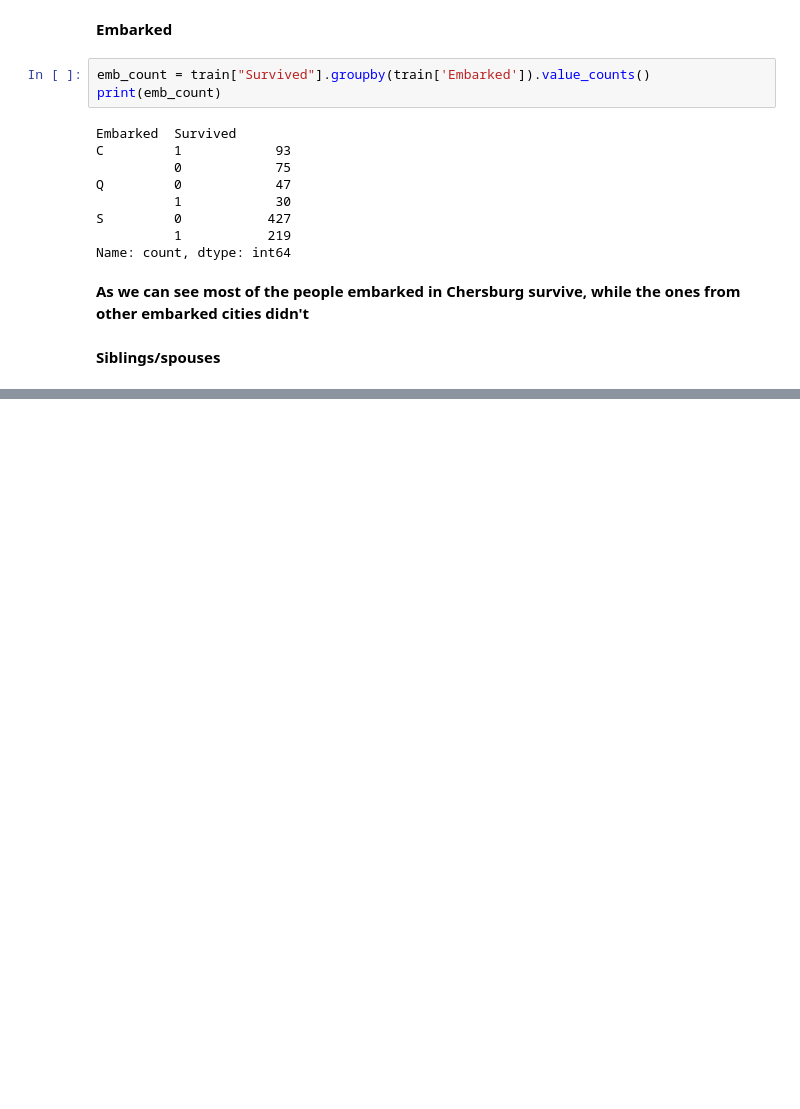
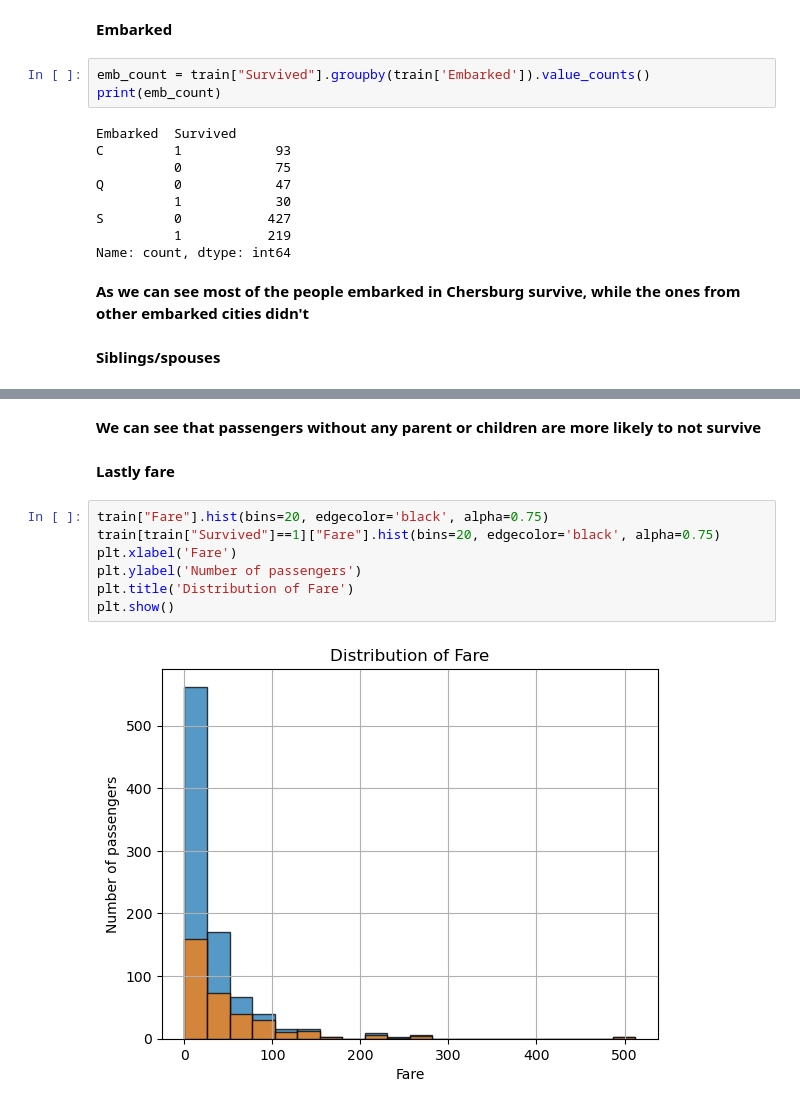
Before and after one commit to kasfro/Titanic-Machine-Learning-project, a Jupyter notebook: titanic-machine-learning.ipynb, the cells around one changed output, grey strips where cells are left out. Drawn from its saved outputs; the diff is of its cells as text; blank space fills up the shorter version.

```diff
--- a/titanic-machine-learning.ipynb
+++ b/titanic-machine-learning.ipynb
@@ -372,0 +405,13 @@ Name: count, dtype: int64
+# %% [markdown]
+**We can see that passengers without any parent or children are more likely to not survive**
+# %% [markdown]
+**Lastly fare**
+# %%
+train["Fare"].hist(bins=20, edgecolor='black', alpha=0.75)
+train[train["Survived"]==1]["Fare"].hist(bins=20, edgecolor='black', alpha=0.75)
+plt.xlabel('Fare')
+plt.ylabel('Number of passengers')
+plt.title('Distribution of Fare')
+plt.show()
+# %% [output]
+[figure, added]
```
Also changed, not shown: parts of 26 cells of this notebook, 2 other files.
